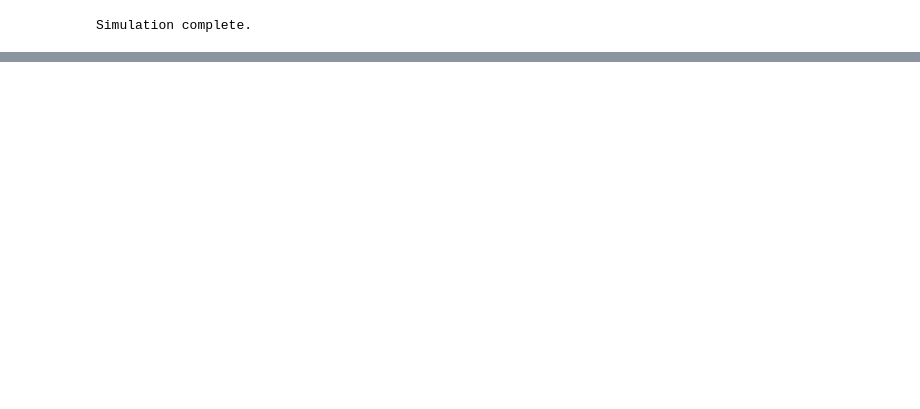
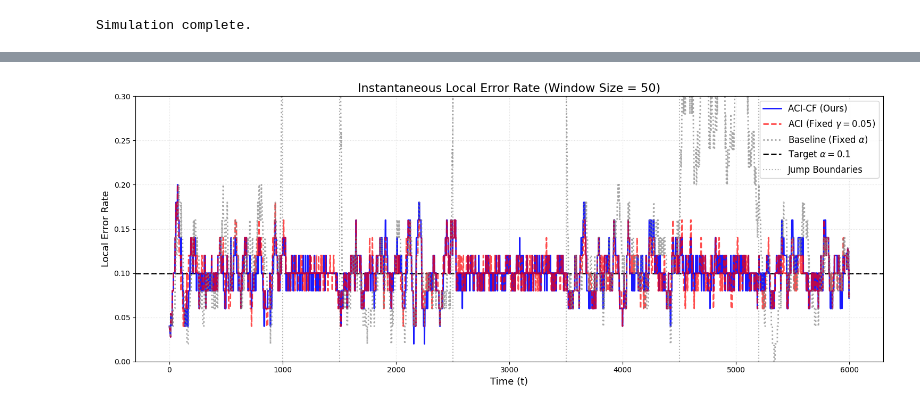
Before and after one commit to XinyuLiu71/LLMCP-ACI, a Jupyter notebook: ACI/synthetic_exp/synthetic_exp.ipynb, the cells around one changed output, grey strips where cells are left out. Saved outputs shown, nothing was run; the diff lists cells and outputs as text; code cells hidden in the pictures; blank space fills up the shorter version.

```diff
--- a/ACI/synthetic_exp/synthetic_exp.ipynb
+++ b/ACI/synthetic_exp/synthetic_exp.ipynb
@@ -188,3 +309,54 @@ Simulation complete.
+# %%
+# --- "Instantaneous Local Error Rate Plot" ---
+# 计算瞬时局部错误率（使用滑动窗口）
+
+# 设置滑动窗口大小
+LOCAL_WINDOW_SIZE = 50  # 用于计算局部错误率的窗口大小
+
+# 将错误列表转换为numpy数组
+err_baseline_arr = np.array(err_baseline)
+err_aci_fixed_arr = np.array(err_aci_fixed)
+err_aci_ours_arr = np.array(err_aci_ours)
+
+# 计算每个时间点的局部错误率（滑动窗口平均）
+def compute_local_error_rate(err_array, window_size):
+    """计算瞬时局部错误率"""
+    local_error_rate = np.zeros(len(err_array))
+    for t in range(len(err_array)):
+        # 使用从开始到当前时刻的窗口
+        start_idx = max(0, t - window_size//2)
+        local_error_rate[t] = np.mean(err_array[start_idx:t+window_size//2])
+    return local_error_rate
+
+local_err_baseline = compute_local_error_rate(err_baseline_arr, LOCAL_WINDOW_SIZE)
+local_err_aci_fixed = compute_local_error_rate(err_aci_fixed_arr, LOCAL_WINDOW_SIZE)
+local_err_aci_ours = compute_local_error_rate(err_aci_ours_arr, LOCAL_WINDOW_SIZE)
+
+# 绘图
+plt.figure(figsize=(15, 6))
+plt.plot(local_err_aci_ours, label="ACI-CF (Ours)", color='blue', linewidth=2, alpha=0.9)
+plt.plot(local_err_aci_fixed, label=f"ACI (Fixed $\gamma={GAMMA_FIXED}$)", color='red', linewidth=2, alpha=0.7, linestyle='--')
+plt.plot(local_err_baseline, label="Baseline (Fixed $\\alpha$)", color='gray', linewidth=2, alpha=0.7, linestyle=':')
+plt.axhline(TARGET_ALPHA, color='black', linestyle='--', linewidth=2, label=f'Target $\\alpha={TARGET_ALPHA}$', zorder=0)
+
+# 标记三个jump的边界
+plt.axvline(JUMP1_START, color='gray', linestyle=':', alpha=0.6)
+plt.axvline(JUMP1_END, color='gray', linestyle=':', alpha=0.6)
+plt.axvline(JUMP2_START, color='gray', linestyle=':', alpha=0.6)
+plt.axvline(JUMP2_END, color='gray', linestyle=':', alpha=0.6)
+plt.axvline(JUMP3_START, color='gray', linestyle=':', alpha=0.6)
+plt.axvline(JUMP3_END, color='gray', linestyle=':', alpha=0.6, label='Jump Boundaries')
+
+plt.title(f"Instantaneous Local Error Rate (Window Size = {LOCAL_WINDOW_SIZE})", fontsize=16)
+plt.xlabel("Time (t)", fontsize=13)
+plt.ylabel("Local Error Rate", fontsize=13)
+plt.legend(fontsize=12, framealpha=0.9)
+plt.grid(True, linestyle=':', alpha=0.4)
+plt.ylim(0, max(0.3, TARGET_ALPHA * 3))  # 设置合理的y轴范围
+plt.tight_layout()
+plt.show()
+# %% [output]
+[figure, added]
 # %%
 # --- "Money Plot": 追踪 α_t* ---
 plt.figure(figsize=(15, 7))
```
Also changed, not shown: parts of 12 cells of this notebook, 4 other files.
